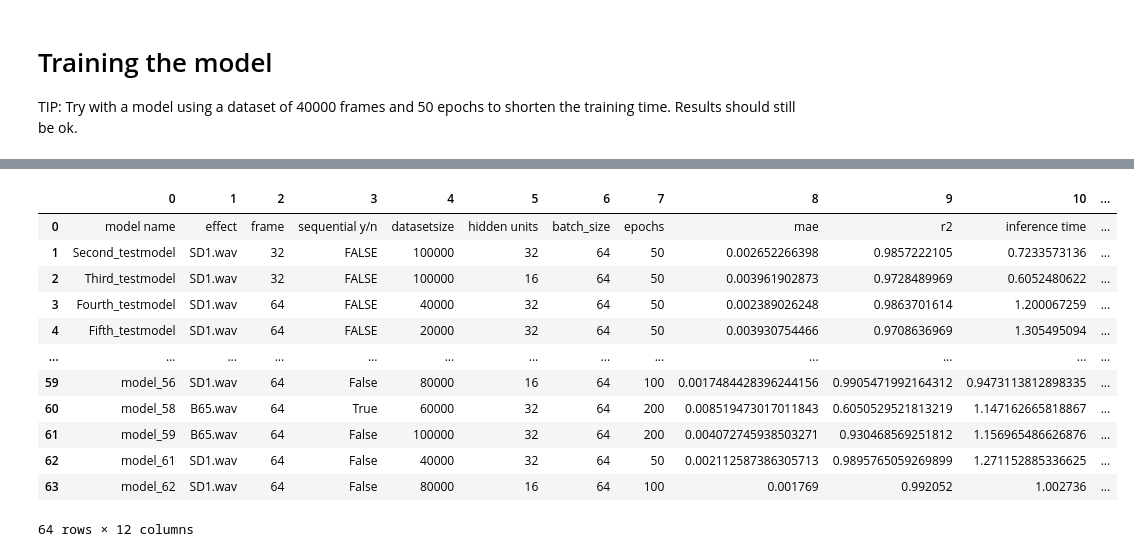
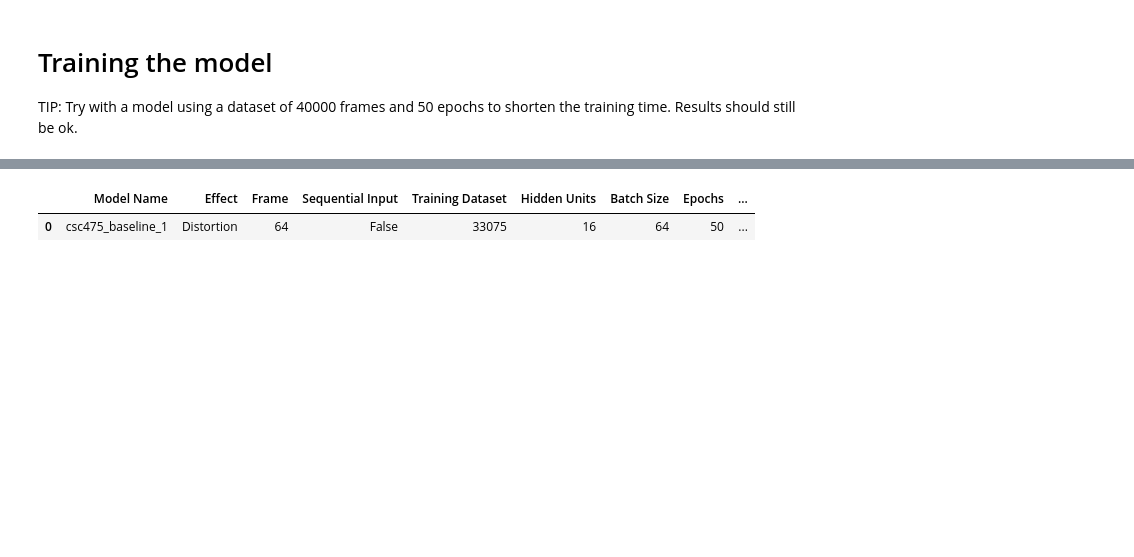
Before and after one commit to BrodyGimson/CSC475GroupProject, a Jupyter notebook: main_training.ipynb, the cells around one changed output, grey strips where cells are left out. Saved outputs shown, nothing was run; the diff lists cells and outputs as text; code cells hidden in the pictures; blank space fills up the shorter version.

```diff
--- a/main_training.ipynb
+++ b/main_training.ipynb
@@ -564,5 +526,4 @@ mySpectrogram_hz(testfile, sr, 'Predicted Output ' + model_name_save + effect, '
 # %%
-
 def model_description(model):
     print(model.summary())
     print(model_name_save)
@@ -577,7 +538,7 @@ def model_description(model):
 def energy_normalized_mae(true, predicted):
     y_true = true / np.max(true)
     y_pred = predicted / np.max(predicted)
-    return sklearn.metrics.mean_absolute_error(y_true, y_pred)
+    return metrics.mean_absolute_error(y_true, y_pred)
 
 def ESR(true, predicted):
     return np.sum(np.square(np.abs(true-predicted))) / np.sum(np.square(np.abs(true)))
@@ -611,8 +572,8 @@ def avg_metrics_on_predictions(k_fold=5, randomized=False):
             predicted[i]= prediction
             original_wet[i] = wet_test[i]
 
-            r2 = np.append(r2, sklearn.metrics.r2_score(original_wet[i], predicted[i]))
-            mae = np.append(mae, sklearn.metrics.mean_absolute_error(original_wet[i], predicted[i]))
+            r2 = np.append(r2, metrics.r2_score(original_wet[i], predicted[i]))
+            mae = np.append(mae, metrics.mean_absolute_error(original_wet[i], predicted[i]))
 
         elif randomized==True:
             random_choice = random.randint(0,k_fold)
@@ -626,8 +587,8 @@ def avg_metrics_on_predictions(k_fold=5, randomized=False):
             predicted[i]= prediction
             original_wet[i] = wet_test[random_choice]
 
-            r2 = np.append(r2, sklearn.metrics.r2_score(original_wet[i], predicted[i]))
-            mae = np.append(mae, sklearn.metrics.mean_absolute_error(original_wet[i], predicted[i]))
+            r2 = np.append(r2, metrics.r2_score(original_wet[i], predicted[i]))
+            mae = np.append(mae, metrics.mean_absolute_error(original_wet[i], predicted[i]))
 
     print('The model: {}'.format(model_description(model)))
 
@@ -637,8 +598,8 @@ def avg_metrics_on_predictions(k_fold=5, randomized=False):
 
     print('Overall average metrics for original wet audio vs predicted on test set:' )
     #mean absolute error (lower the better)
-    MAE_ = sklearn.metrics.mean_absolute_error(original_wet, predicted)
-    R2_ = sklearn.metrics.r2_score(original_wet, predicted)
+    MAE_ = metrics.mean_absolute_error(original_wet, predicted)
+    R2_ = metrics.r2_score(original_wet, predicted)
     EN_MAE_ = energy_normalized_mae(original_wet, predicted)
     ESR_ = ESR(original_wet, predicted)
     print('Energy Normalized Mae: {}'.format(EN_MAE_))
@@ -674,31 +653,33 @@ Inference time for 95.0 seconds of audio was 95.96780562400818 seconds
 # %%
-sf.write('./testwavs/' + model_name_save + effect +'.wav', testfile, sr)
-sf.write('org_wet' + effect + index + '.wav', original_wet, sr)
+experiments_path = os.path.join('dataset', 'experiments')
+
+sf.write(os.path.join(experiments_path, model_name_save + effect +'.wav'), testfile, sr)
+sf.write(os.path.join(experiments_path, effect +  str(index) + '.wav'), original_wet, sr)
-# %%
-# Loading the csv into a pandas dataframe
-dataset = pd.read_csv('Experiments2-SD1.csv', header=None)
+# %%
+csv_path = os.path.join(experiments_path, 'experiments-'+ effect + '.csv')
+
+if (os.path.isfile(csv_path)):
+    dataset = pd.read_csv(csv_path, header=None)
+else:
+    dataset = pd.DataFrame(columns=[
+        'Model Name', 'Effect', 'Frame', 'Sequential Input', 'Training Dataset',
+        'Hidden Units', 'Batch Size', 'Epochs', 'MAE', 'R2', 'Inference Time',
+        'EN MAE'
+    ])
 # %%
 # Adding a row to the dataframe
-s_row = pd.Series([model_name_save,effect,frame,sequential_input,training_dataset_, hidden_units, batch_size_para, epochs_, MAE_, R2_,inference_time, EN_MAE_], index=dataset.columns)
+s_row = pd.Series([
+    model_name_save,effect,frame,sequential_input,training_dataset_, hidden_units,
+    batch_size_para, epochs_, MAE_, R2_, inference_time, EN_MAE_
+], index=dataset.columns)
 
 # Append the above pandas Series object as a row to the existing pandas DataFrame
+dataset.loc[len(dataset)] = s_row
 
-dataset = dataset.append(s_row,ignore_index=True)
 # Displaying the dataframe
 dataset
 # %% [output]
-|  | 0 | 1 | 2 | 3 | 4 | 5 | 6 | 7 | 8 | 9 | 10 | ... |
-| 0 | model name | effect | frame | sequential y/n | datasetsize | hidden units | batch_size | epochs | mae | r2 | inference time | ... |
-| 1 | Second_testmodel | SD1.wav | 32 | FALSE | 100000 | 32 | 64 | 50 | 0.002652266398 | 0.9857222105 | 0.7233573136 | ... |
-| 2 | Third_testmodel | SD1.wav | 32 | FALSE | 100000 | 16 | 64 | 50 | 0.003961902873 | 0.9728489969 | 0.6052480622 | ... |
-| 3 | Fourth_testmodel | SD1.wav | 64 | FALSE | 40000 | 32 | 64 | 50 | 0.002389026248 | 0.9863701614 | 1.200067259 | ... |
-| 4 | Fifth_testmodel | SD1.wav | 64 | FALSE | 20000 | 32 | 64 | 50 | 0.003930754466 | 0.9708636969 | 1.305495094 | ... |
-| ... | ... | ... | ... | ... | ... | ... | ... | ... | ... | ... | ... | ... |
-| 59 | model_56 | SD1.wav | 64 | False | 80000 | 16 | 64 | 100 | 0.0017484428396244156 | 0.9905471992164312 | 0.9473113812898335 | ... |
-| 60 | model_58 | B65.wav | 64 | True | 60000 | 32 | 64 | 200 | 0.008519473017011843 | 0.6050529521813219 | 1.147162665818867 | ... |
-| 61 | model_59 | B65.wav | 64 | False | 100000 | 32 | 64 | 200 | 0.004072745938503271 | 0.930468569251812 | 1.156965486626876 | ... |
-| 62 | model_61 | SD1.wav | 64 | False | 40000 | 32 | 64 | 50 | 0.002112587386305713 | 0.9895765059269899 | 1.271152885336625 | ... |
-| 63 | model_62 | SD1.wav | 64 | False | 80000 | 16 | 64 | 100 | 0.001769 | 0.992052 | 1.002736 | ... |
+|  | Model Name | Effect | Frame | Sequential Input | Training Dataset | Hidden Units | Batch Size | Epochs | ... |
+| 0 | csc475_baseline_1 | Distortion | 64 | False | 33075 | 16 | 64 | 50 | ... |
-64 rows × 12 columns
 # %%
 # Saving the updated dataframe back to the csv file.
```
Also changed, not shown: parts of 18 cells of this notebook.
